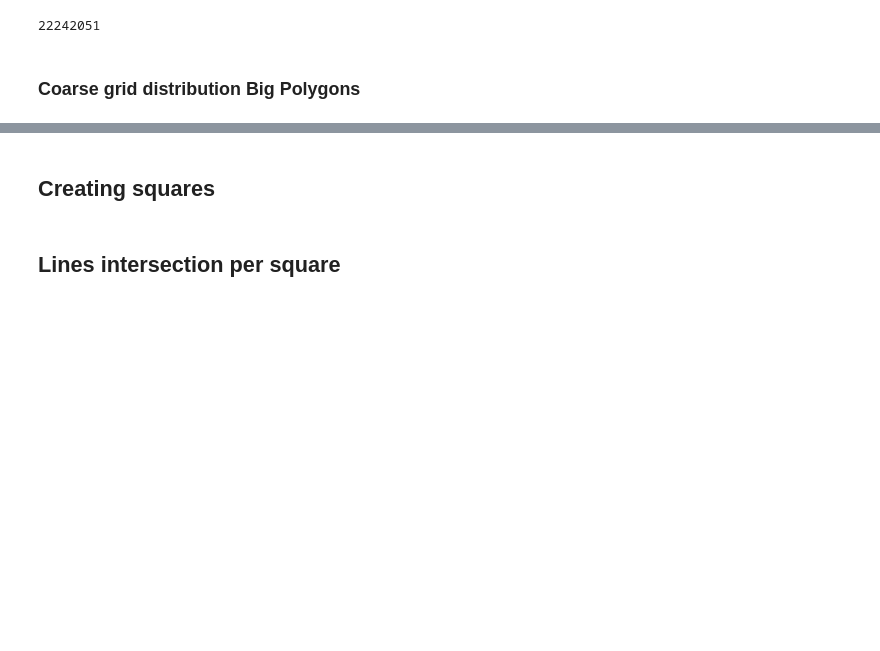
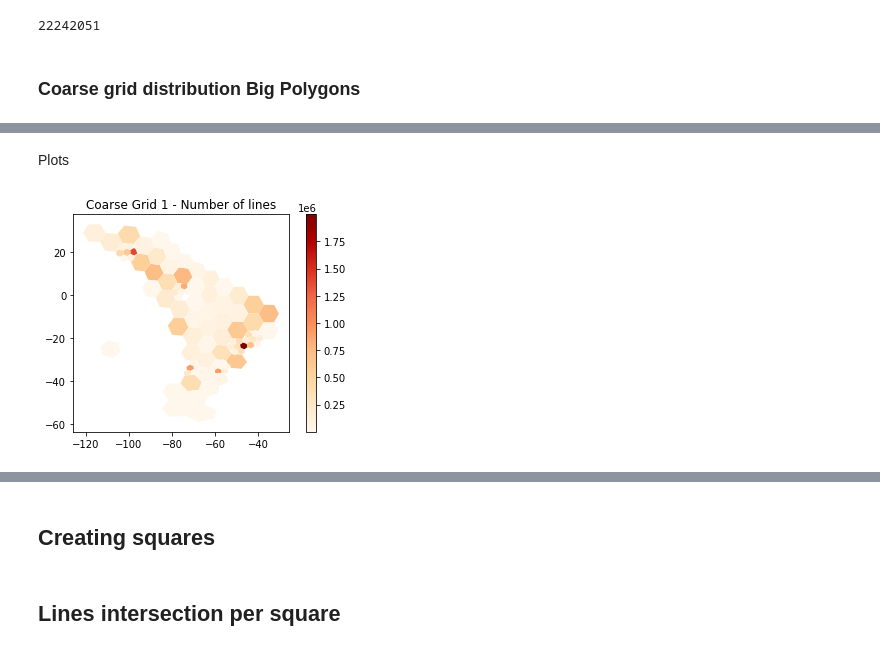
Before and after one commit to EL-BID/IDB-IDB-Invest-Coronavirus-Impact-Dashboard, a Jupyter notebook: notebooks/katana_bounds.ipynb, the cells around one changed output, grey strips where cells are left out. Drawn from its saved outputs; the diff is of its cells as text; code cells hidden in the pictures; blank space fills up the shorter version.

Commit message:
coarse grid R2 distribution and maps

```diff
--- a/notebooks/katana_bounds.ipynb
+++ b/notebooks/katana_bounds.ipynb
@@ -340,0 +380,14 @@ tab.head()
+# %% [markdown]
+Plots
+# %%
+tab = pd.read_csv('/home/soniame/shared/spd-sdv-omitnik-waze/corona/geo_partition/figures/coarse_grid_distribution_R.csv')
+# %%
+tab['geometry'] = gpd.GeoSeries.from_wkt(tab['coarse_wkt_R'])
+tab = gpd.GeoDataFrame(tab, geometry='geometry')
+fig, ax = plt.subplots(1, 1)
+tab.plot(column='lines', ax=ax,
+         legend=True, cmap='OrRd')
+plt.title('Coarse Grid 1 - Number of lines')
+plt.savefig('/home/soniame/shared/spd-sdv-omitnik-waze/corona/geo_partition/figures/coarse_map_LinesR2.pdf')
+# %% [output]
+[figure, added]
```
Also changed, not shown: parts of 10 cells of this notebook, 1 other file.
